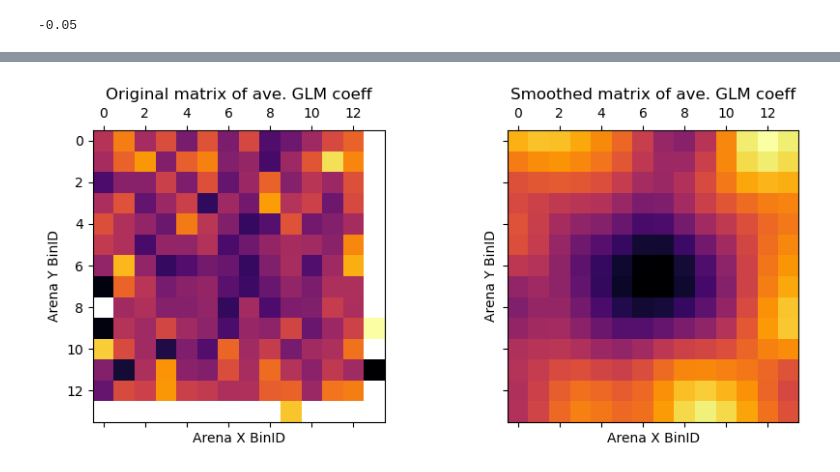
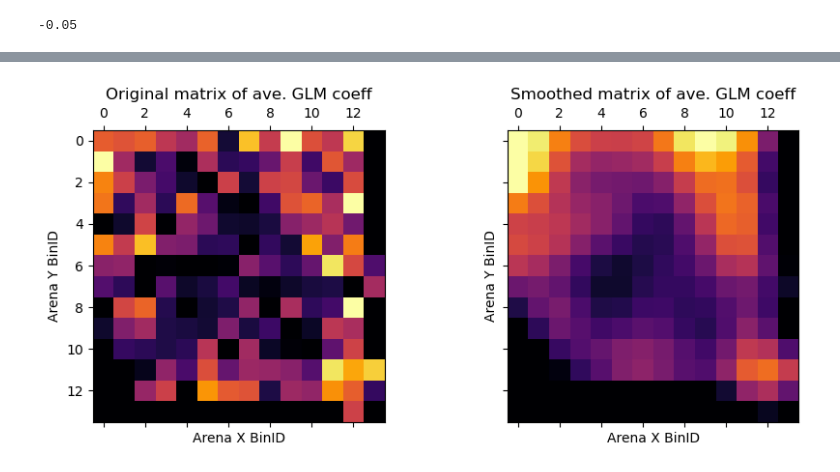
Before and after one commit to RileySE/Craftax-Foraging, a Jupyter notebook: analysis/GLM_For_Github/GLM_nemos.ipynb, the cells around one changed output, grey strips where cells are left out. Saved outputs shown, nothing was run; the diff lists cells and outputs as text; code cells hidden in the pictures.

```diff
--- a/analysis/GLM_For_Github/GLM_nemos.ipynb
+++ b/analysis/GLM_For_Github/GLM_nemos.ipynb
@@ -28,16 +28,15 @@ from scipy.spatial.distance import cosine
 # %%
 #Merge behavior (scalars.csv) and neural data (hstates.csv)
 
-RunKey = 2 #choose which run/init state to analyze
+RunKey = 0 #choose which run/init state to analyze
 
 if RunKey == 0: #path int, jan2025 baseline, fype4js7
 
-    #directoryPath0 = 'C:/Users/ryanb/Documents/GitHub/ForageWorldGLM/Data/'
-    directoryPath0 = 'C:/Users/chris/Documents/GitHub/Data/fype4js7/'
-    #directoryPath0 = 'C:/Users/ryanb/Documents/GitHub/GLM_Data/fype4js7/'
+    #directoryPath0 = 'C:/Users/chris/Documents/GitHub/Data/fype4js7/'
+    directoryPath0 = 'C:/Users/ryanb/Documents/GitHub/GLM_Data/fype4js7/'
     #dirPop = 'C:/Users/ryanb/Documents/GitHub/ForageWorldGLM/population/'
-    dirPop = 'C:/Users/chris/Documents/GitHub/Data/population/'
-    #dirPop = 'C:/Users/ryanb/Documents/GitHub/GLM_Data/population/'
+    #dirPop = 'C:/Users/chris/Documents/GitHub/Data/population/'
+    dirPop = 'C:/Users/ryanb/Documents/GitHub/GLM_Data/population/'
 
     file_name1a = directoryPath0 + 'scalars_67584_0.csv'
     file_name2a = directoryPath0 + 'hstates_67584_0.csv'
@@ -131,6 +130,8 @@ ep_idx1 = 10000
 
 ep_time_transitions_train = []
 ep_time_transitions_test = []
+ep_time_transitions_train.append(0)
+ep_time_transitions_test.append(0)
 
 # merges several episodes into one long time series and then does test/train divisions per episode
 for ep_id in range(numEp):
@@ -1043,40 +1076,54 @@ print(len(GoodIDList))
 # %%
 #heatmap of average GLM coeff magnitude per position bin overlayed on the arena, just for the position selection neurons (Good =1)
 
 from scipy import sparse
 from scipy.ndimage import gaussian_filter
 
 # set nans to 0
 AveInt = copy.deepcopy(AverageIntensity)
 #masked_image = np.ma.masked_array(AveInt, np.isnan(AveInt))
 # Apply Gaussian filter
 #smoothed_matrix = gaussian_filter(masked_image, sigma=2)
 
 AveInt[np.isnan(AveInt)] = np.nanmean(AveInt)
 
 # smooth the matrix
-smoothed_matrix = gaussian_filter(AveInt, sigma=1.5)
+smoothed_matrix = gaussian_filter(AveInt, sigma=1.1)
 
 # Set 0s to None as they will be ignored when plotting
 # smoothed_matrix[smoothed_matrix == 0] = None
 AveInt[AveInt == np.nanmean(AveInt)] = math.nan
 
 # Plot the data
 fig, (ax1, ax2) = plt.subplots(nrows=1, ncols=2,
                                sharex=False, sharey=True,
                                figsize=(9, 4))
-ax1.matshow(AverageIntensity,cmap='inferno')
-ax1.set_title("Original matrix of ave. GLM coeff")
-ax1.set_xlabel('Arena X BinID')
-ax1.set_ylabel('Arena Y BinID')
-ax2.matshow(smoothed_matrix,cmap='inferno')
-ax2.set_title("Smoothed matrix of ave. GLM coeff")
-ax2.set_xlabel('Arena X BinID')
-ax2.set_ylabel('Arena Y BinID')
-plt.tight_layout()
-plt.show()
+
+if RunKey == 0:
+    ax1.matshow(AverageIntensity,cmap='inferno', vmin=0.13, vmax=0.33)
+    ax1.set_title("Original matrix of ave. GLM coeff")
+    ax1.set_xlabel('Arena X BinID')
+    ax1.set_ylabel('Arena Y BinID')
+    ax2.matshow(smoothed_matrix,cmap='inferno', vmin=0.14, vmax=0.26)
+    ax2.set_title("Smoothed matrix of ave. GLM coeff")
+    ax2.set_xlabel('Arena X BinID')
+    ax2.set_ylabel('Arena Y BinID')
+    plt.tight_layout()
+    plt.show()
+
+if RunKey == 2:
+    ax1.matshow(AverageIntensity,cmap='inferno', vmin=0.15, vmax=0.35)
+    ax1.set_title("Original matrix of ave. GLM coeff")
+    ax1.set_xlabel('Arena X BinID')
+    ax1.set_ylabel('Arena Y BinID')
+    ax2.matshow(smoothed_matrix,cmap='inferno', vmin=0.16, vmax=0.26)
+    ax2.set_title("Smoothed matrix of ave. GLM coeff")
+    ax2.set_xlabel('Arena X BinID')
+    ax2.set_ylabel('Arena Y BinID')
+    plt.tight_layout()
+    plt.show()
 # %% [output]
-[figure, old version]
+[figure, new version]
 # %%
 df_coeffs = pd.DataFrame(index=range(num_bins_x*num_bins_y), columns=range(3))
 df_coeffs.columns = ['X', 'Y','Z']
```
Also changed, not shown: parts of 17 cells of this notebook.
